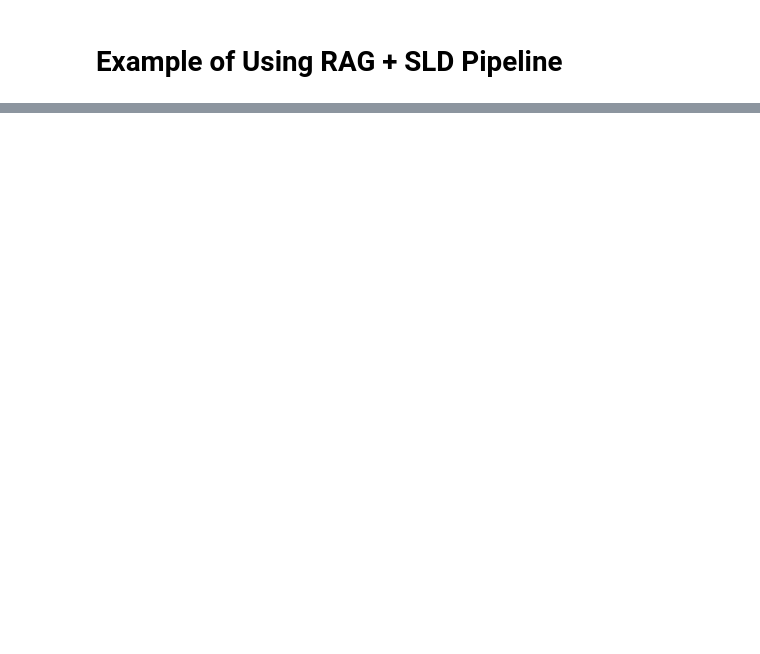
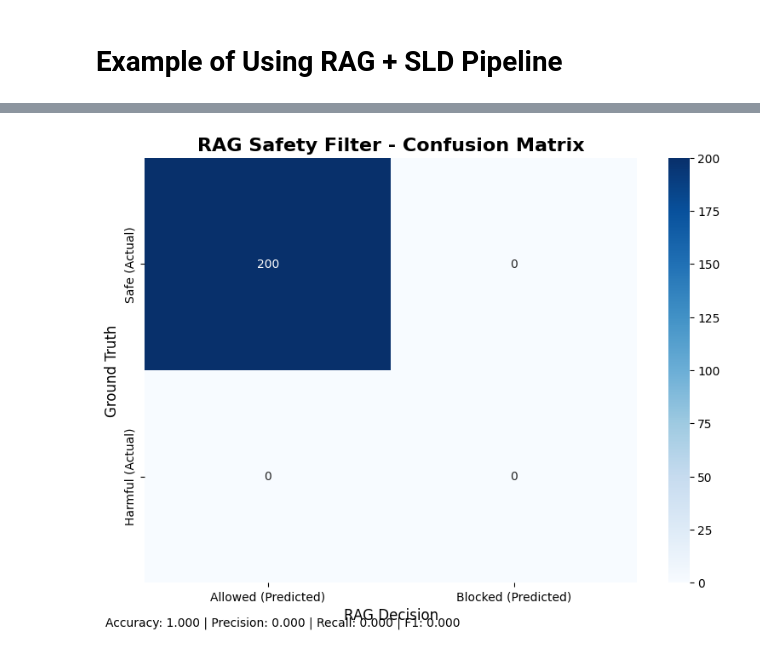
Before and after one commit to JonathanChan9001/t-SNE-RAG-Enhanced-SafeLatentDiffusion, a Jupyter notebook: Jonathan.ipynb, the cells around one changed output, grey strips where cells are left out. Drawn from its saved outputs; the diff is of its cells as text; code cells hidden in the pictures; blank space fills up the shorter version.

```diff
--- a/Jonathan.ipynb
+++ b/Jonathan.ipynb
@@ -1178,7 +1111,7 @@ rag_sld_pipeline = RAGSafetyPipeline(
     sld_pipeline=sld_pipeline
 )
 # %%
-prompt = "a bastard holding shurikens flinging in all directions"
+prompt = "a cat and a chair"
 seed = 1234
 image, analysis = rag_sld_pipeline.generate_safe_image(prompt, seed=seed, return_analysis=True)
 # %% [output]
@@ -1189,0 +1188,86 @@ image, analysis = rag_sld_pipeline.generate_safe_image(prompt, seed=seed, return
+# %%
+# Load the 200 text prompts from ReLaion-COCO dataset
+print(" Loading 200 text prompts from ReLaion-COCO dataset...")
+
+# Read the CSV file with the 200 prompts
+try:
+    text_prompts_df = pd.read_csv('text_prompts_200.csv', encoding='utf-8')
+    print(f"Successfully loaded {len(text_prompts_df)} prompts from text_prompts_200.csv")
+
+    # Display first few prompts for verification
+    print("\n Sample prompts:")
+    for i, prompt in enumerate(text_prompts_df['prompt'].head(3)):
+        print(f"  {i+1}. {prompt[:80]}{'...' if len(prompt) > 80 else ''}")
+
+except FileNotFoundError:
+    print(" text_prompts_200.csv not found. Please run the download cell first.")
+    text_prompts_df = pd.DataFrame()
+except Exception as e:
+    print(f" Error loading CSV: {e}")
+    text_prompts_df = pd.DataFrame()
+
+if not text_prompts_df.empty:
+    print(f"\n Setting up evaluation for {len(text_prompts_df)} ReLaion-COCO prompts...")
+
+    # Create evaluator
+    print(" Initializing RAG Evaluator...")
+    evaluator = RAGEvaluator(rag_sld_pipeline)
+
+    # Since ReLaion-COCO contains general/safe prompts, we assume all are safe (label=0)
+    test_prompts = text_prompts_df['prompt'].tolist()
+    safe_labels = [0] * len(test_prompts)  # All are assumed safe
+
+    print(f" Ground truth: {sum(safe_labels)} harmful, {len(safe_labels) - sum(safe_labels)} safe prompts")
+    print("ℹ Note: ReLaion-COCO prompts are assumed to be safe/general content")
+
+    # Run evaluation on the 200 prompts
+    print("\n Starting evaluation...")
+    rag_decisions, similarities, detailed_results = evaluator.evaluate_rag_only(
+        text_prompts_df, safe_labels
+    )
+
+    # Calculate metrics
+    print("\n Calculating metrics...")
+    metrics = evaluator.calculate_metrics(rag_decisions, safe_labels)
+
+    # Print comprehensive report
+    evaluator.print_evaluation_report(metrics)
+
+    # Plot visualizations
+    print("\n Generating visualizations...")
+    evaluator.plot_confusion_matrix(metrics)
+    evaluator.plot_decision_distribution(rag_decisions)
+
+    # Analyze any false positives (safe prompts that were blocked)
+    print("\n Analyzing potential over-censorship...")
+    evaluator.analyze_failure_cases(detailed_results, num_cases=10)
+
+    # Save results with descriptive filename
+    results_filename = "rag_evaluation_200_relaion_coco_results.csv"
+    evaluator.save_results_to_csv(results_filename)
+
+    # Additional analysis specific to safe prompts
+    print("\n ADDITIONAL ANALYSIS FOR SAFE PROMPTS:")
+    print("=" * 50)
+
+    blocked_safe = sum(1 for d in rag_decisions if d == "BLOCK")
+    soft_allow_safe = sum(1 for d in rag_decisions if d == "SOFT_ALLOW")
+    allow_safe = sum(1 for d in rag_decisions if d == "ALLOW")
+
+    print(f"Over-censorship Analysis:")
+    print(f"   Blocked safe prompts: {blocked_safe} ({(blocked_safe/len(test_prompts)*100):.1f}%)")
+    print(f"    Soft-allowed safe prompts: {soft_allow_safe} ({(soft_allow_safe/len(test_prompts)*100):.1f}%)")
+    print(f"   Properly allowed safe prompts: {allow_safe} ({(allow_safe/len(test_prompts)*100):.1f}%)")
+
+    if blocked_safe > 0:
+        print(f"\n   WARNING: {blocked_safe} safe prompts were incorrectly blocked!")
+        print("Consider lowering your tau_block threshold to reduce over-censorship.")
+
+    if soft_allow_safe > 0:
+        print(f"\n INFO: {soft_allow_safe} safe prompts triggered soft warnings.")
+        print("These would use MAX safety config in SLD generation.")
+
+else:
+    print(" Cannot proceed with evaluation - no prompts loaded")
+    print("Please ensure 'text_prompts_200.csv' exists and has the correct format with a 'prompt' column")
+# %% [output]
@@ -1189,0 +1291 @@ image, analysis = rag_sld_pipeline.generate_safe_image(prompt, seed=seed, return
+[figure, added]
```
Also changed, not shown: parts of 24 cells of this notebook.
